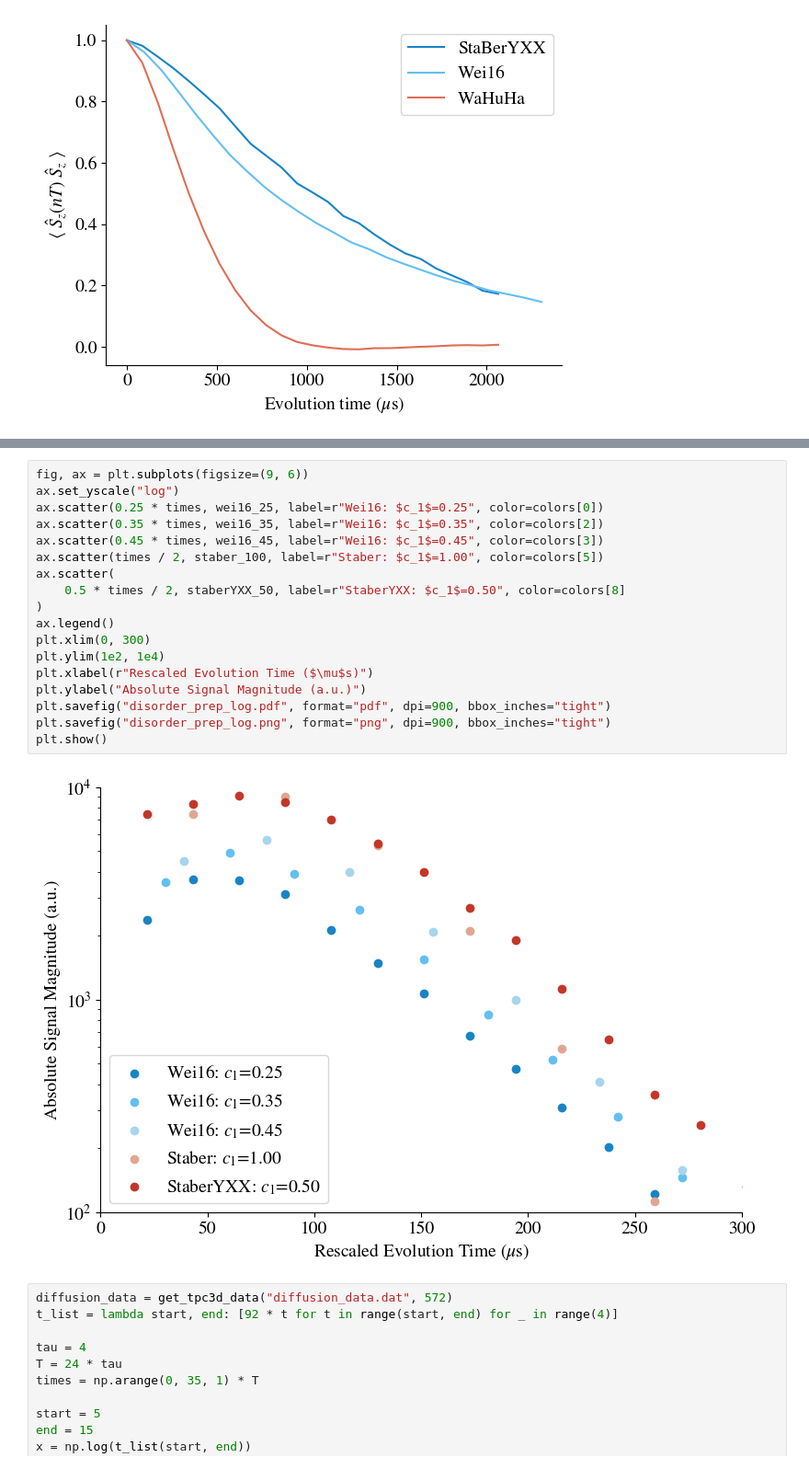
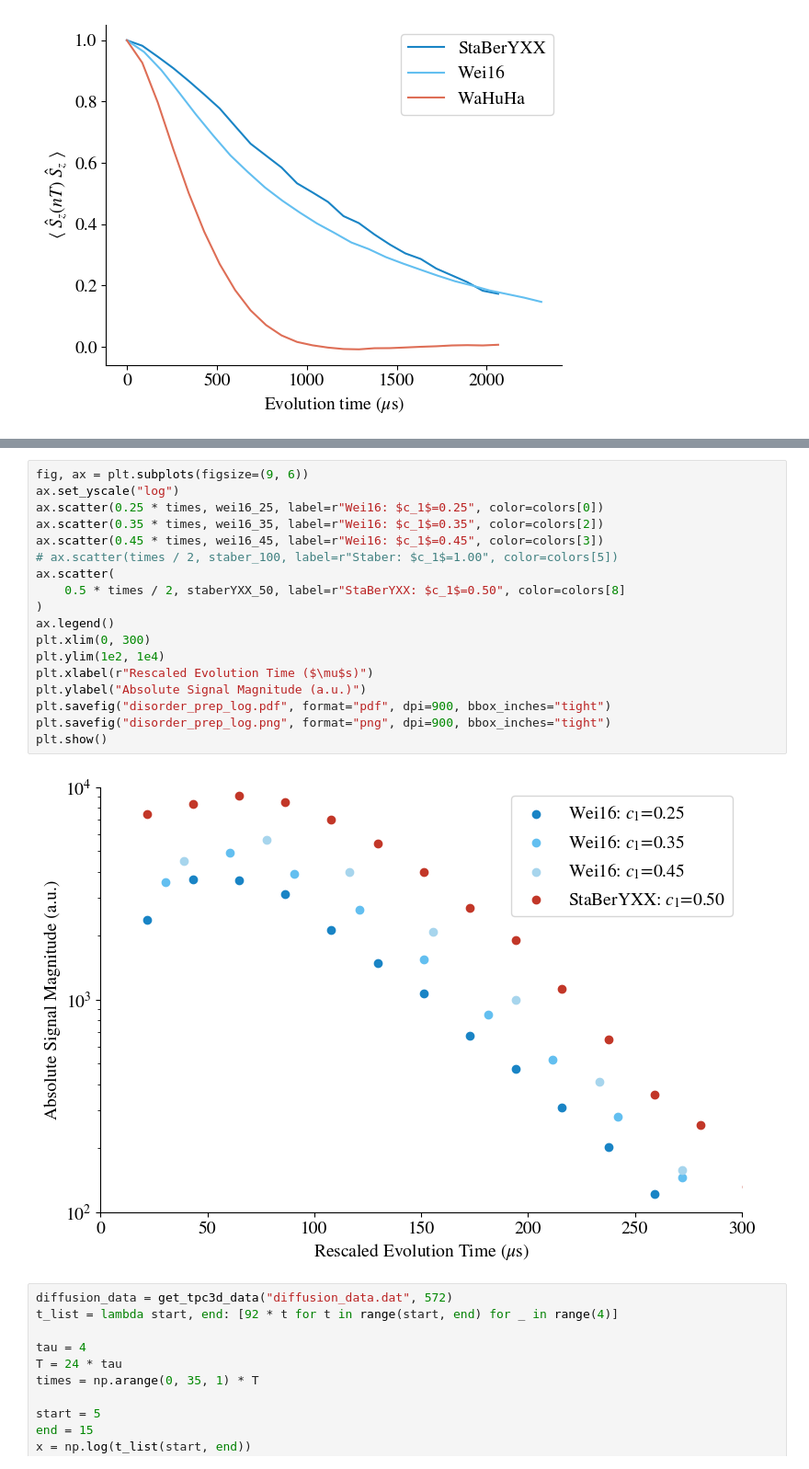
Before and after one commit to awstasiuk/phd-notebooks, a Jupyter notebook: LiF Diffusion/figures.ipynb, the cells around one changed output, grey strips where cells are left out. Shown: that part at 92% size. Cells and saved outputs as stored; diff of their text form.

```diff
--- a/LiF Diffusion/figures.ipynb
+++ b/LiF Diffusion/figures.ipynb
@@ -128,23 +128,23 @@ plt.show()
 # %%
 fig, ax = plt.subplots(figsize=(9, 6))
 ax.set_yscale("log")
 ax.scatter(0.25 * times, wei16_25, label=r"Wei16: $c_1$=0.25", color=colors[0])
 ax.scatter(0.35 * times, wei16_35, label=r"Wei16: $c_1$=0.35", color=colors[2])
 ax.scatter(0.45 * times, wei16_45, label=r"Wei16: $c_1$=0.45", color=colors[3])
-ax.scatter(times / 2, staber_100, label=r"Staber: $c_1$=1.00", color=colors[5])
+# ax.scatter(times / 2, staber_100, label=r"Staber: $c_1$=1.00", color=colors[5])
 ax.scatter(
-    0.5 * times / 2, staberYXX_50, label=r"StaberYXX: $c_1$=0.50", color=colors[8]
+    0.5 * times / 2, staberYXX_50, label=r"StaBerYXX: $c_1$=0.50", color=colors[8]
 )
 ax.legend()
 plt.xlim(0, 300)
 plt.ylim(1e2, 1e4)
 plt.xlabel(r"Rescaled Evolution Time ($\mu$s)")
 plt.ylabel("Absolute Signal Magnitude (a.u.)")
 plt.savefig("disorder_prep_log.pdf", format="pdf", dpi=900, bbox_inches="tight")
 plt.savefig("disorder_prep_log.png", format="png", dpi=900, bbox_inches="tight")
 plt.show()
 # %% [output]
-[figure, old version]
+[figure, new version]
 # %%
 diffusion_data = get_tpc3d_data("diffusion_data.dat", 572)
 t_list = lambda start, end: [92 * t for t in range(start, end) for _ in range(4)]
```
Also changed, not shown: parts of 1 cell of this notebook, 30 other files.
